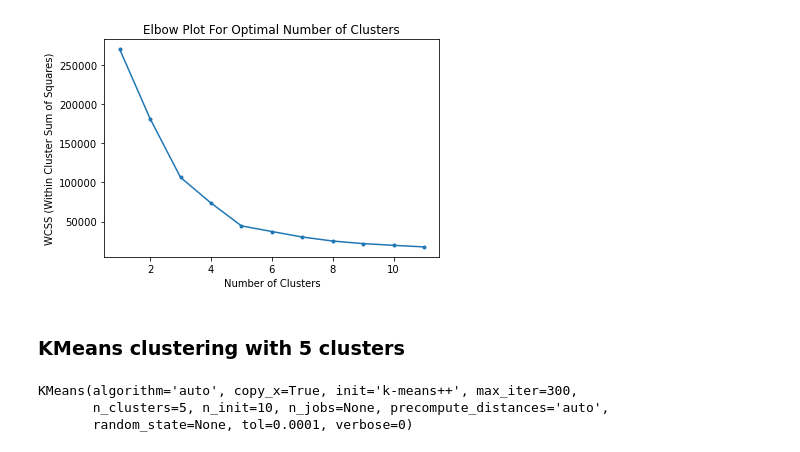
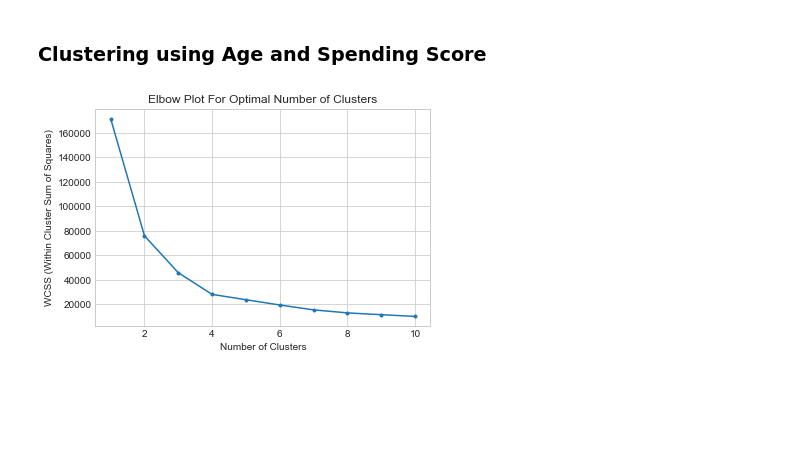
Before and after one commit to rakaadi/MallCustomersClustering, a Jupyter notebook: Customers_clustering.ipynb, the cells around one changed output. Saved outputs shown, nothing was run; the diff lists cells and outputs as text; code cells hidden in the pictures; blank space fills up the shorter version.

```diff
--- a/Customers_clustering.ipynb
+++ b/Customers_clustering.ipynb
@@ -2,5 +2,12 @@
 from sklearn.cluster import KMeans
 
 import pandas as pd
-import numpy as np
+# import numpy as np
+import seaborn as sns
 import matplotlib.pyplot as plt
+plt.style.use("seaborn-whitegrid")
+
+import plotly.graph_objects as go
+
+import sys
+print("Python", sys.version)
@@ -7,4 +18,4 @@ import matplotlib.pyplot as plt
 # %%
-data = pd.read_csv("C:/Users/rakag/Documents/Datasets/Mall_Customers.csv", index_col=0)
+data = pd.read_csv("C:/Users/rakag/Documents/Datasets/Mall_Customers_.csv", index_col=0)
 data.head(10)
 # %% [output]
@@ -20,7 +31,3 @@ data.head(10)
 | 8 | Female | 23 | 18 | 94 |
 | 9 | Male | 64 | 19 | 3 |
 | 10 | Female | 30 | 19 | 72 |
-# %%
-data.drop(["Genre", "Age"], axis=1, inplace=True)
-data = data.sample(frac=1) # Shuffle the data
-data.head(10)
@@ -39,0 +101,11 @@ data.head(10)
+# %%
+plt.figure(1, figsize=(15, 6))
+for gender in ["Male", "Female"]:
+    plt.scatter(x="Annual Income (k$)", y="Spending Score (1-100)",
+                data=data[data["Gender"] == gender],
+                s=200, alpha=0.5, label=gender)
+plt.xlabel("Annual Income (k$)")
+plt.ylabel("Spending Score (1-100)")
+plt.title("Annual Income & Spending Score w/ Gender")
+plt.legend()
+plt.show()
@@ -40,24 +123,21 @@ data.head(10)
+# %% [markdown]
+### Clustering using Age and Spending Score
 # %%
+customers1 = data[["Age", "Spending Score (1-100)"]].iloc[:, :].values
+
 # Using the elbow method to find the optimal number of clusters
-WCSS = [] # Within Cluster Sum of Square
-for i in range(1, 12):
-    kmeans = KMeans(n_clusters = i, init = "k-means++", random_state = 0)
-    kmeans.fit(data)
+# Within Cluster Sum of Square
+WCSS = []
+for i in range(1, 11):
+    kmeans = KMeans(n_clusters=i, init="k-means++",
+                    random_state=42, algorithm="elkan")
+    kmeans.fit(customers1)
     WCSS.append(kmeans.inertia_)
 
-plt.plot(range(1, 12), WCSS, marker = ".")
+plt.plot(range(1, 11), WCSS, marker=".")
 plt.title('Elbow Plot For Optimal Number of Clusters')
 plt.xlabel('Number of Clusters')
 plt.ylabel('WCSS (Within Cluster Sum of Squares)')
 plt.show()
 # %% [output]
-[figure, old version]
+[figure, new version]
-# %% [markdown]
-### KMeans clustering with 5 clusters
-# %%
-clustering = KMeans(n_clusters = 5)
-clustering.fit(data)
-# %% [output]
-KMeans(algorithm='auto', copy_x=True, init='k-means++', max_iter=300,
-       n_clusters=5, n_init=10, n_jobs=None, precompute_distances='auto',
-       random_state=None, tol=0.0001, verbose=0)
```
Also changed, not shown: parts of 30 cells of this notebook.
